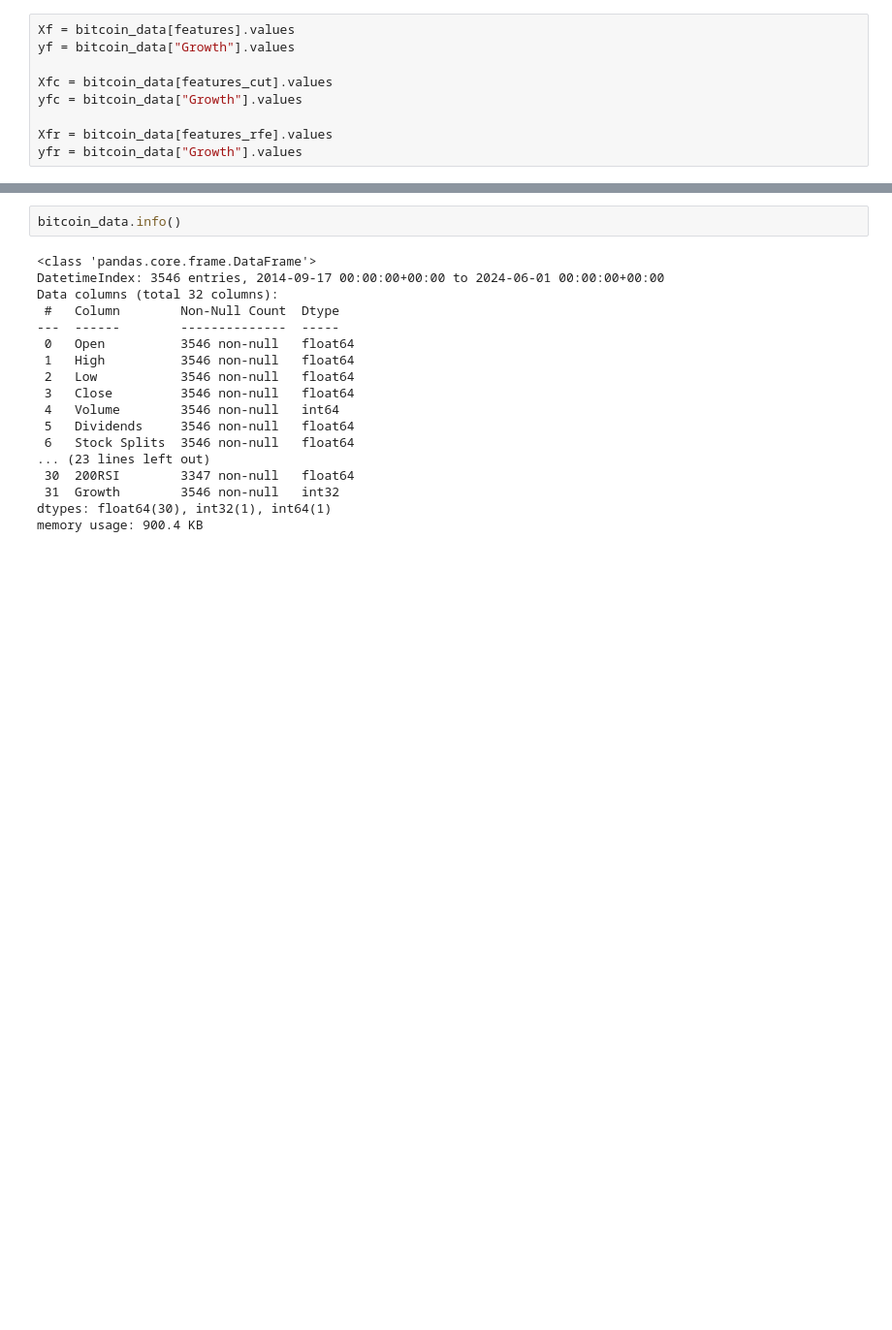
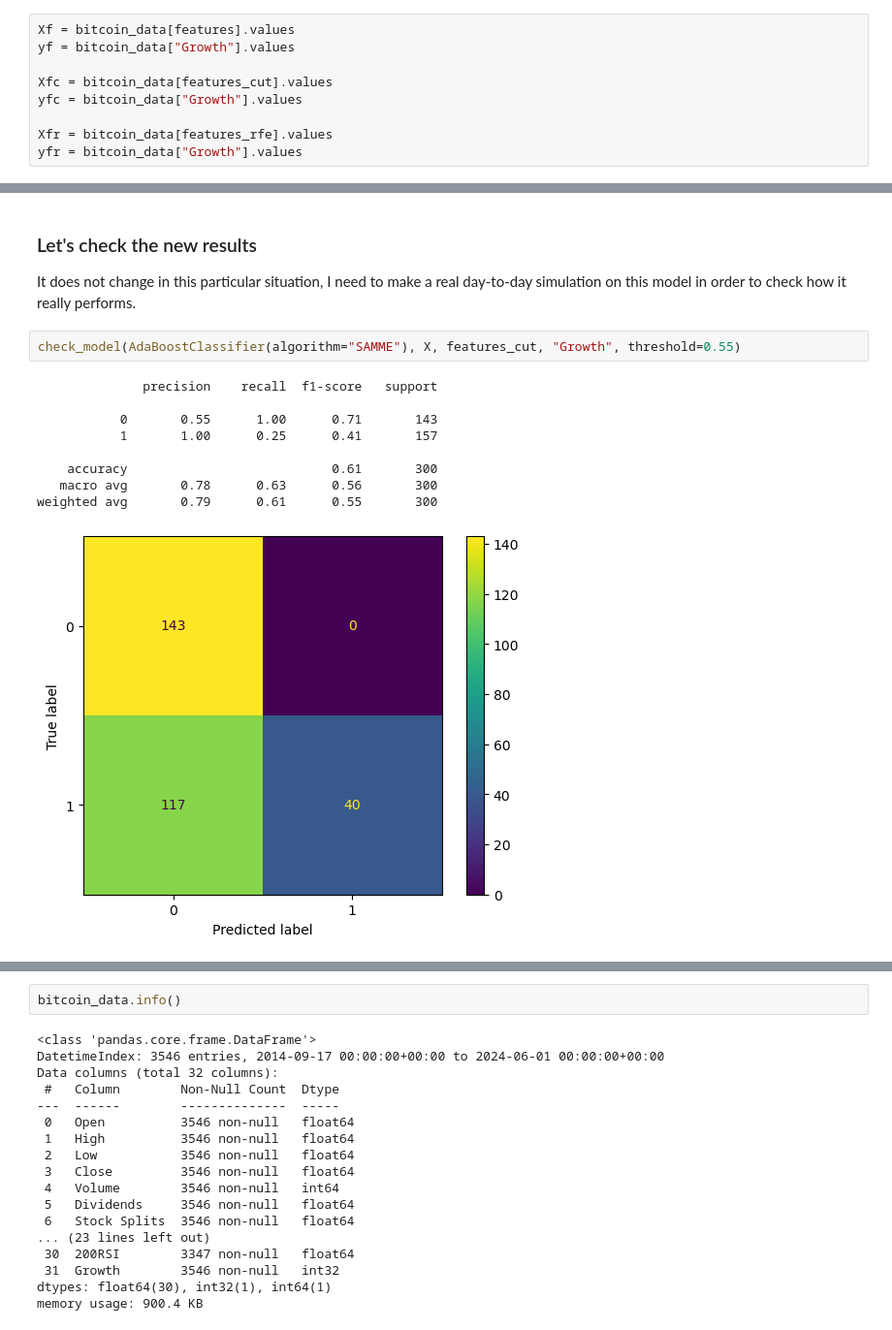
Before and after one commit to milonpabis/crypto-eye, a Jupyter notebook: stock-tool.ipynb, the cells around one changed output, grey strips where cells are left out. Shown: that part at 97% size. Drawn from its saved outputs; the diff is of its cells as text; blank space fills up the shorter version.

```diff
--- a/stock-tool.ipynb
+++ b/stock-tool.ipynb
@@ -283,0 +507,16 @@ for name, (X, y) in zip(titles, [(Xf, yf), (Xfc, yfc), (Xfr, yfr)]):
+# %% [markdown]
+### Let's check the new results
+
+It does not change in this particular situation, I need to make a real day-to-day simulation on this model in order to check how it really performs.
+# %%
+check_model(AdaBoostClassifier(algorithm="SAMME"), X, features_cut, "Growth", threshold=0.55)
+# %% [output]
+              precision    recall  f1-score   support
+
+           0       0.55      1.00      0.71       143
+           1       1.00      0.25      0.41       157
+
+    accuracy                           0.61       300
+   macro avg       0.78      0.63      0.56       300
+weighted avg       0.79      0.61      0.55       300
+[figure, added]
```
Also changed, not shown: parts of 38 cells of this notebook.
